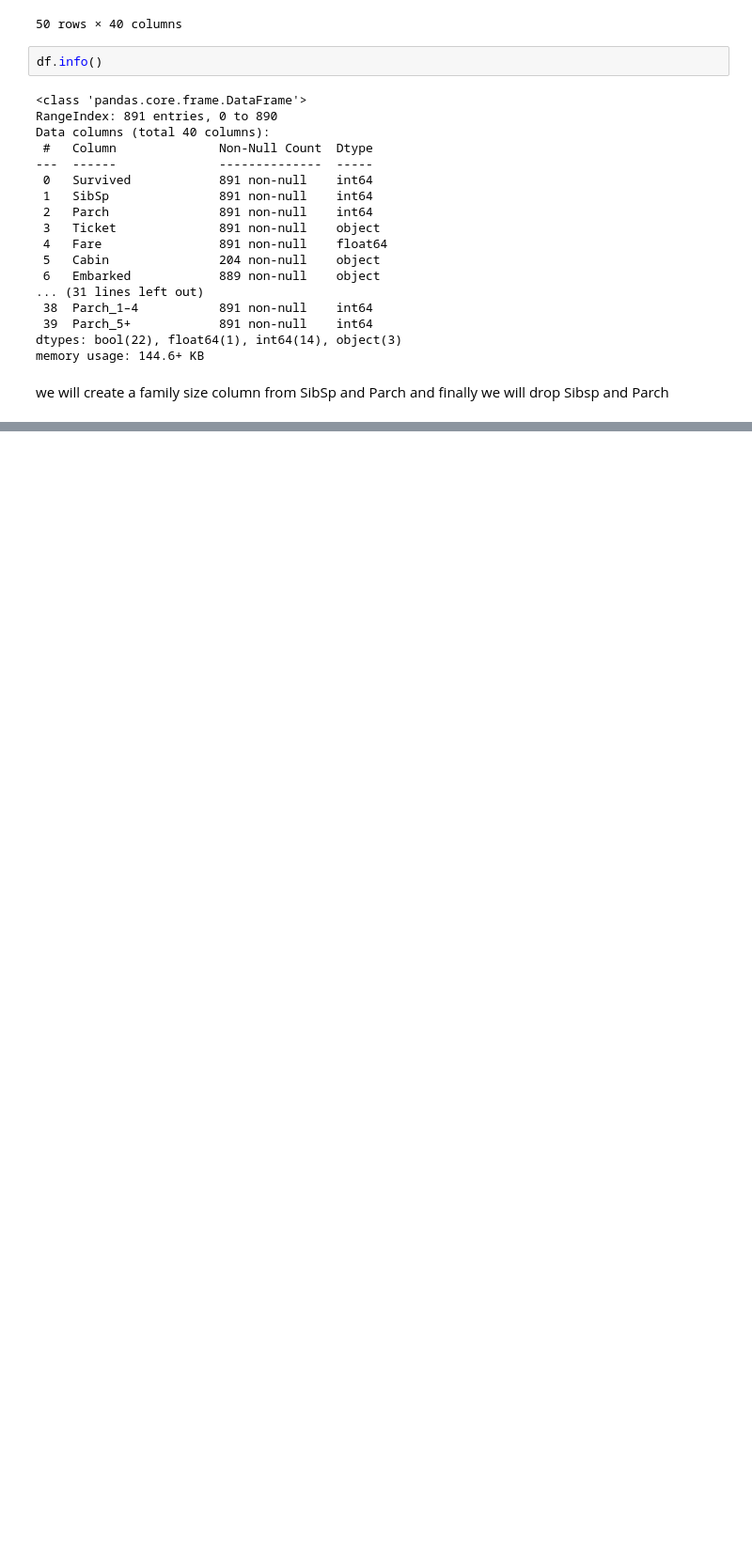
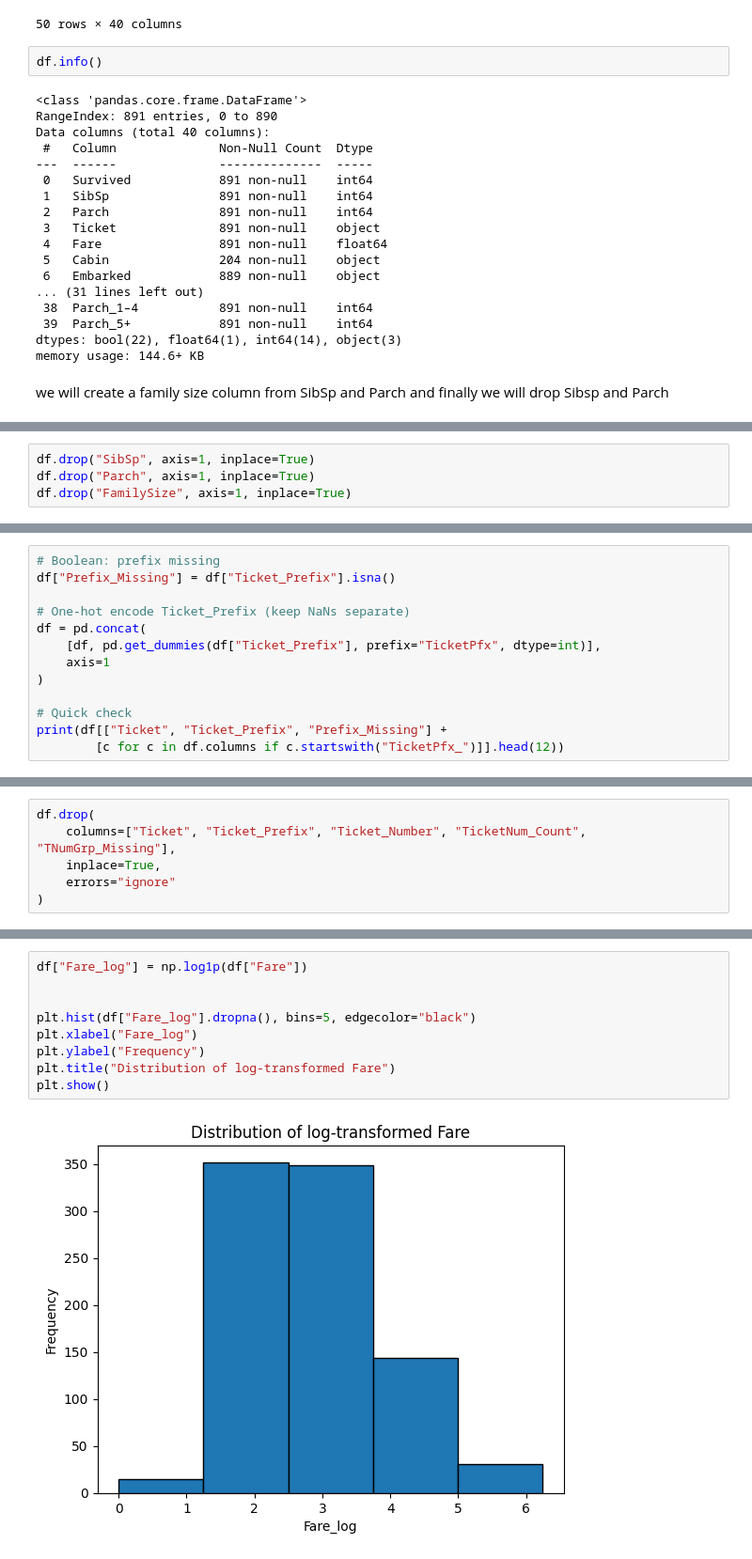
Before and after one commit to parhamvz73/Machine-Learning, a Jupyter notebook: Titanic_classification.ipynb, the cells around one changed output, grey strips where cells are left out. Shown at 94% size. Cells and saved outputs as stored; diff of their text form; blank space fills up the shorter version.

```diff
--- a/Titanic_classification.ipynb
+++ b/Titanic_classification.ipynb
@@ -2280,0 +2360,4 @@ we will create a family size column from SibSp and Parch and finally we will dro
+# %%
+df.drop("SibSp", axis=1, inplace=True)
+df.drop("Parch", axis=1, inplace=True)
+df.drop("FamilySize", axis=1, inplace=True)
@@ -2280,0 +2482,13 @@ we will create a family size column from SibSp and Parch and finally we will dro
+# %%
+# Boolean: prefix missing
+df["Prefix_Missing"] = df["Ticket_Prefix"].isna()
+
+# One-hot encode Ticket_Prefix (keep NaNs separate)
+df = pd.concat(
+    [df, pd.get_dummies(df["Ticket_Prefix"], prefix="TicketPfx", dtype=int)],
+    axis=1
+)
+
+# Quick check
+print(df[["Ticket", "Ticket_Prefix", "Prefix_Missing"] +
+        [c for c in df.columns if c.startswith("TicketPfx_")]].head(12))
@@ -2280,0 +2643,6 @@ we will create a family size column from SibSp and Parch and finally we will dro
+# %%
+df.drop(
+    columns=["Ticket", "Ticket_Prefix", "Ticket_Number", "TicketNum_Count", "TNumGrp_Missing"],
+    inplace=True,
+    errors="ignore"
+)
@@ -2280,0 +2695,11 @@ we will create a family size column from SibSp and Parch and finally we will dro
+# %%
+df["Fare_log"] = np.log1p(df["Fare"])
+
+
+plt.hist(df["Fare_log"].dropna(), bins=5, edgecolor="black")
+plt.xlabel("Fare_log")
+plt.ylabel("Frequency")
+plt.title("Distribution of log-transformed Fare")
+plt.show()
+# %% [output]
+[figure, added]
```
Also changed, not shown: parts of 60 cells of this notebook.
